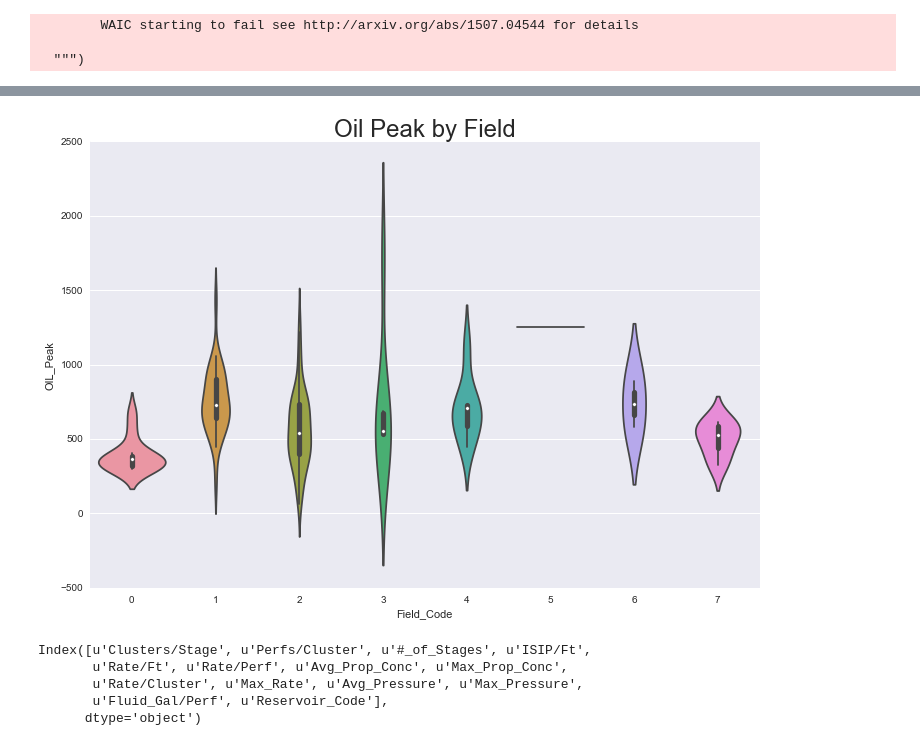
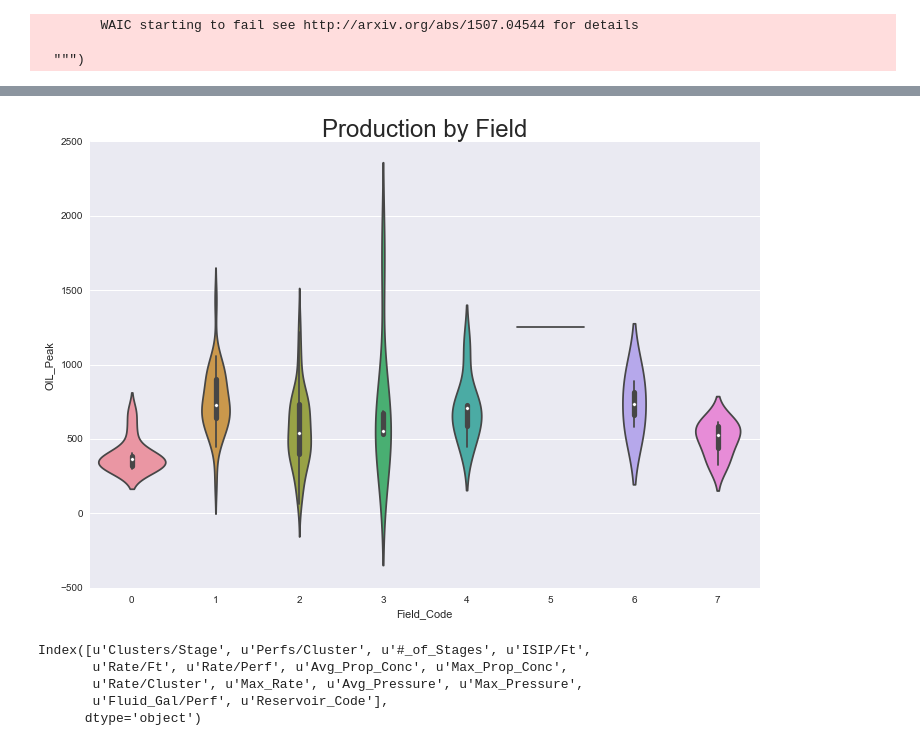
Before and after one commit to jpgrana/bayesian-approach-predicting-well-production, a Jupyter notebook: model_reservoir.ipynb, the cells around one changed output, grey strips where cells are left out. Drawn from its saved outputs; the diff is of its cells as text; code cells hidden in the pictures.

```diff
--- a/model_reservoir.ipynb
+++ b/model_reservoir.ipynb
@@ -175,12 +175,12 @@ ax.set_title('Oil Peak by Reservoir', fontsize=24)
 # %%
 y_plot = pd.concat((y_train, X_train['Field_Code']), axis=1)
 fig = plt.figure(figsize=(12,8))
 ax = fig.add_subplot(111)
 sns.violinplot(y_plot['OIL_Peak'], groupby=y_plot['Field_Code'])
-ax.set_title('Oil Peak by Field', fontsize=24)
+ax.set_title('Production by Field', fontsize=24)
 # plt.savefig('../other/figures/field_violinplot', dpi=400)
 # %% [output]
-[figure, old version]
+[figure, new version]
 # %%
 x = pd.concat((X_lasso_train_std, X_train['Reservoir_Code']), axis=1)
 x.columns
```
Also changed, not shown: parts of 1 cell of this notebook, 2 other files.
